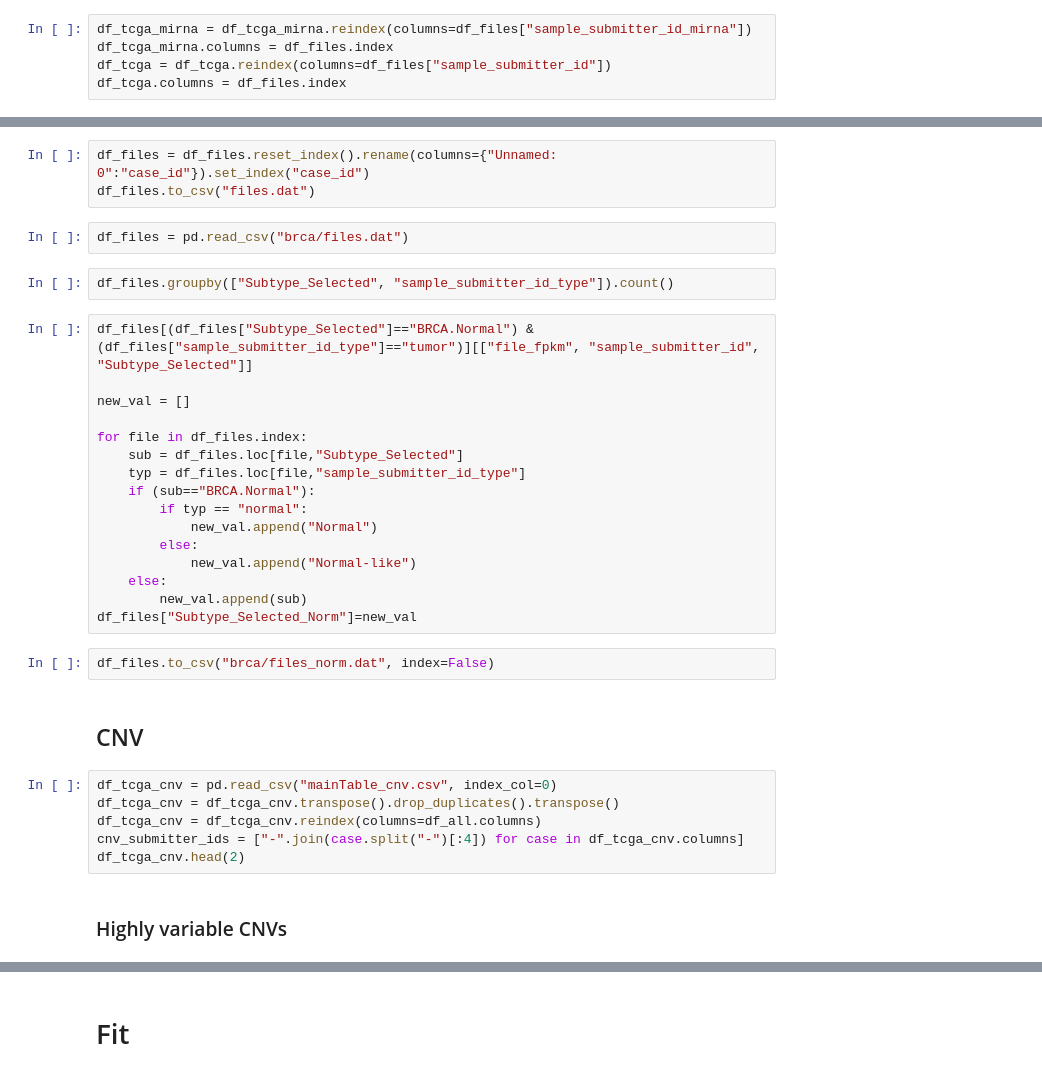
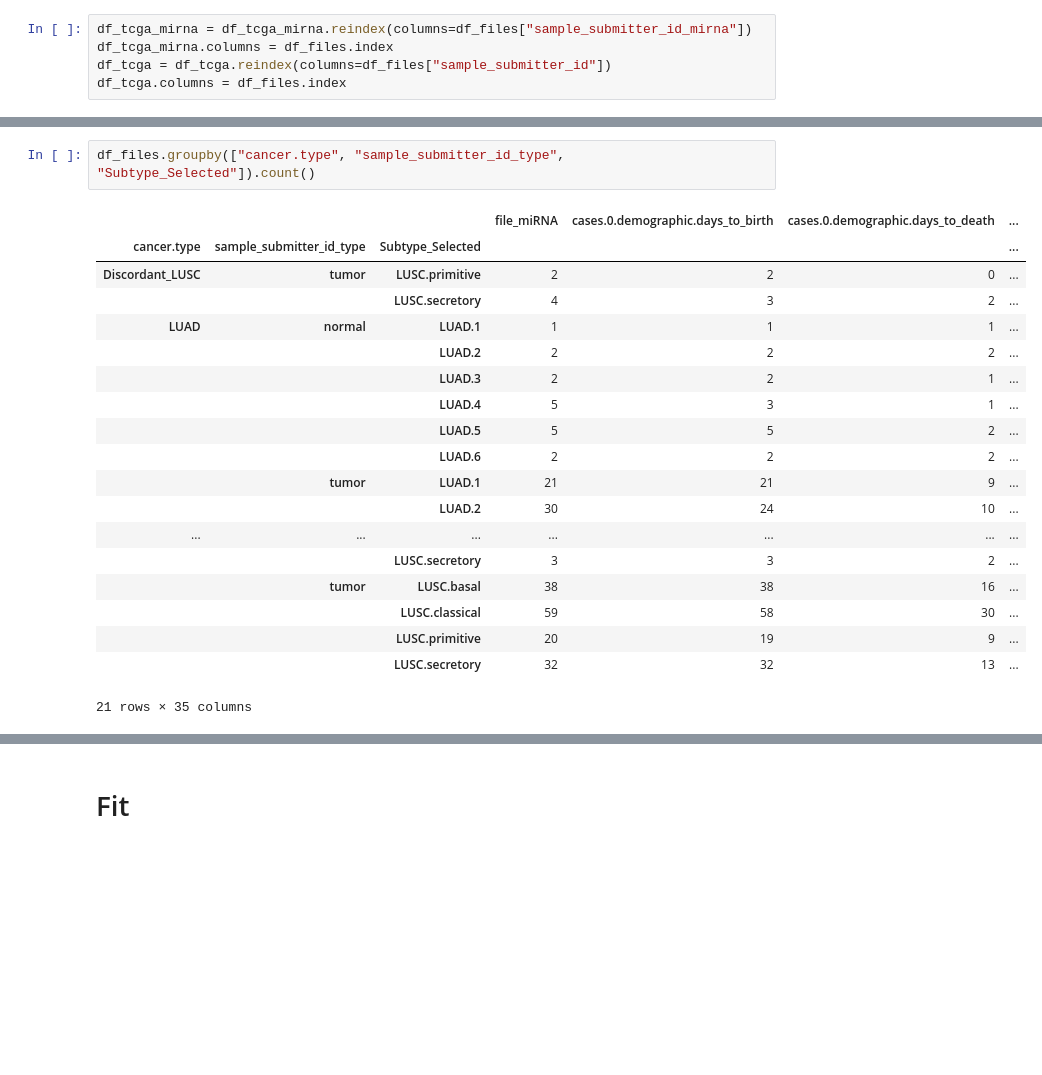
Before and after one commit to BioPhys-Turin/keywordTCGA, a Jupyter notebook: lung/lung.ipynb, the cells around one changed output, grey strips where cells are left out. Saved outputs shown, nothing was run; the diff lists cells and outputs as text; blank space fills up the shorter version.

```diff
--- a/lung/lung.ipynb
+++ b/lung/lung.ipynb
@@ -118,35 +177,22 @@ df_all
-# %%
-df_files = df_files.reset_index().rename(columns={"Unnamed: 0":"case_id"}).set_index("case_id")
-df_files.to_csv("files.dat")
-# %%
-df_files = pd.read_csv("brca/files.dat")
 # %%
-df_files.groupby(["Subtype_Selected", "sample_submitter_id_type"]).count()
+df_files.groupby(["cancer.type", "sample_submitter_id_type", "Subtype_Selected"]).count()
+# %% [output]
+|  |  |  | file_miRNA | cases.0.demographic.days_to_birth | cases.0.demographic.days_to_death | ... |
+| cancer.type | sample_submitter_id_type | Subtype_Selected |  |  |  | ... |
+| Discordant_LUSC | tumor | LUSC.primitive | 2 | 2 | 0 | ... |
+|  |  | LUSC.secretory | 4 | 3 | 2 | ... |
+| LUAD | normal | LUAD.1 | 1 | 1 | 1 | ... |
+|  |  | LUAD.2 | 2 | 2 | 2 | ... |
+|  |  | LUAD.3 | 2 | 2 | 1 | ... |
+|  |  | LUAD.4 | 5 | 3 | 1 | ... |
+|  |  | LUAD.5 | 5 | 5 | 2 | ... |
+|  |  | LUAD.6 | 2 | 2 | 2 | ... |
+|  | tumor | LUAD.1 | 21 | 21 | 9 | ... |
+|  |  | LUAD.2 | 30 | 24 | 10 | ... |
+| ... | ... | ... | ... | ... | ... | ... |
+|  |  | LUSC.secretory | 3 | 3 | 2 | ... |
+|  | tumor | LUSC.basal | 38 | 38 | 16 | ... |
+|  |  | LUSC.classical | 59 | 58 | 30 | ... |
+|  |  | LUSC.primitive | 20 | 19 | 9 | ... |
+|  |  | LUSC.secretory | 32 | 32 | 13 | ... |
+21 rows × 35 columns
-# %%
-df_files[(df_files["Subtype_Selected"]=="BRCA.Normal") & (df_files["sample_submitter_id_type"]=="tumor")][["file_fpkm", "sample_submitter_id", "Subtype_Selected"]]
-
-new_val = []
-
-for file in df_files.index:
-    sub = df_files.loc[file,"Subtype_Selected"]
-    typ = df_files.loc[file,"sample_submitter_id_type"]
-    if (sub=="BRCA.Normal"):
-        if typ == "normal":
-            new_val.append("Normal")
-        else:
-            new_val.append("Normal-like")
-    else:
-        new_val.append(sub)
-df_files["Subtype_Selected_Norm"]=new_val
-# %%
-df_files.to_csv("brca/files_norm.dat", index=False)
-# %% [markdown]
-## CNV
-# %%
-df_tcga_cnv = pd.read_csv("mainTable_cnv.csv", index_col=0)
-df_tcga_cnv = df_tcga_cnv.transpose().drop_duplicates().transpose()
-df_tcga_cnv = df_tcga_cnv.reindex(columns=df_all.columns)
-cnv_submitter_ids = ["-".join(case.split("-")[:4]) for case in df_tcga_cnv.columns]
-df_tcga_cnv.head(2)
-# %% [markdown]
-### Highly variable CNVs
```
Also changed, not shown: parts of 46 cells of this notebook, 5 other files.
